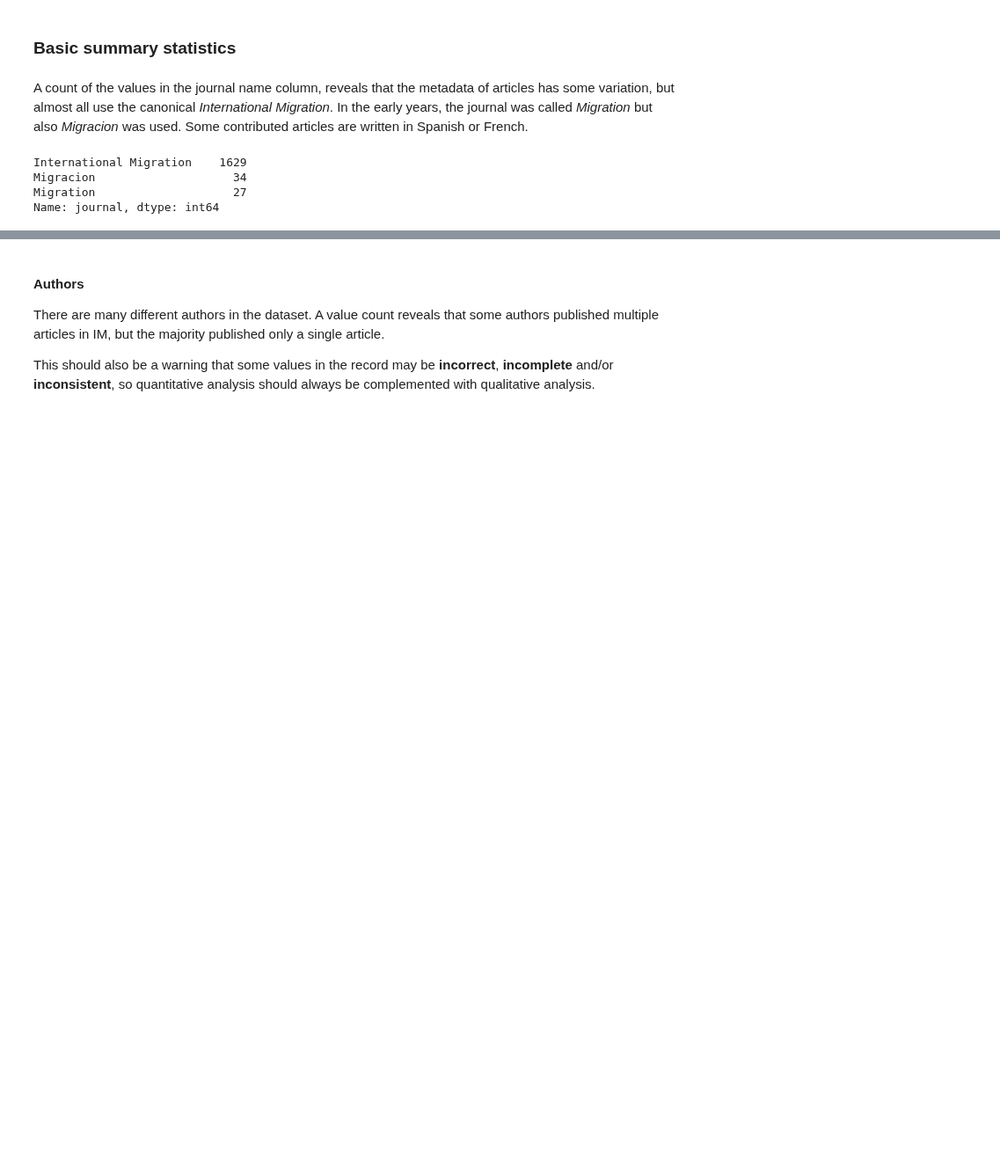
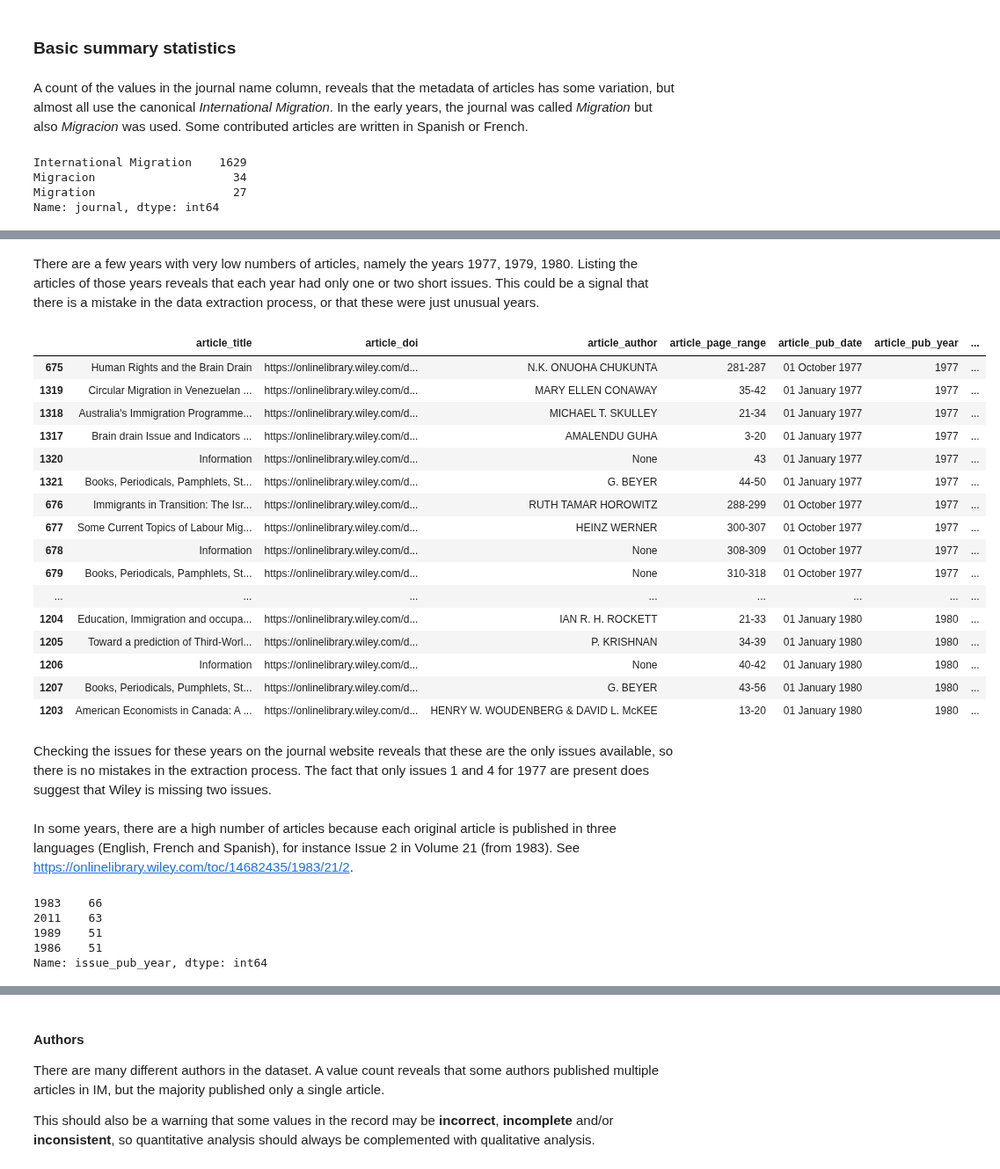
Before and after one commit to HoekR/migrant_discourse, a Jupyter notebook: notebooks/IM-title-analysis-marijn.ipynb, the cells around one changed output, grey strips where cells are left out. Shown at 88% size. Saved outputs shown, nothing was run; the diff lists cells and outputs as text; code cells hidden in the pictures; blank space fills up the shorter version.

Commit message:
Elaborate data selection

```diff
--- a/notebooks/IM-title-analysis-marijn.ipynb
+++ b/notebooks/IM-title-analysis-marijn.ipynb
@@ -45,0 +55,35 @@ Name: journal, dtype: int64
+# %% [markdown]
+There are a few years with very low numbers of articles, namely the years 1977, 1979, 1980. Listing the articles of those years reveals that each year had only one or two short issues. This could be a signal that there is a mistake in the data extraction process, or that these were just unusual years.
+# %%
+df[df.issue_pub_year.isin([1977, 1979, 1980])].sort_values(by='issue_pub_year')
+# %% [output]
+|  | article_title | article_doi | article_author | article_page_range | article_pub_date | article_pub_year | ... |
+| 675 | Human Rights and the Brain Drain | https://onlinelibrary.wiley.com/d... | N.K. ONUOHA CHUKUNTA | 281-287 | 01 October 1977 | 1977 | ... |
+| 1319 | Circular Migration in Venezuelan ... | https://onlinelibrary.wiley.com/d... | MARY ELLEN CONAWAY | 35-42 | 01 January 1977 | 1977 | ... |
+| 1318 | Australia's Immigration Programme... | https://onlinelibrary.wiley.com/d... | MICHAEL T. SKULLEY | 21-34 | 01 January 1977 | 1977 | ... |
+| 1317 | Brain drain Issue and Indicators ... | https://onlinelibrary.wiley.com/d... | AMALENDU GUHA | 3-20 | 01 January 1977 | 1977 | ... |
+| 1320 | Information | https://onlinelibrary.wiley.com/d... | None | 43 | 01 January 1977 | 1977 | ... |
+| 1321 | Books, Periodicals, Pamphlets, St... | https://onlinelibrary.wiley.com/d... | G. BEYER | 44-50 | 01 January 1977 | 1977 | ... |
+| 676 | Immigrants in Transition: The Isr... | https://onlinelibrary.wiley.com/d... | RUTH TAMAR HOROWITZ | 288-299 | 01 October 1977 | 1977 | ... |
+| 677 | Some Current Topics of Labour Mig... | https://onlinelibrary.wiley.com/d... | HEINZ WERNER | 300-307 | 01 October 1977 | 1977 | ... |
+| 678 | Information | https://onlinelibrary.wiley.com/d... | None | 308-309 | 01 October 1977 | 1977 | ... |
+| 679 | Books, Periodicals, Pamphlets, St... | https://onlinelibrary.wiley.com/d... | None | 310-318 | 01 October 1977 | 1977 | ... |
+| ... | ... | ... | ... | ... | ... | ... | ... |
+| 1204 | Education, Immigration and occupa... | https://onlinelibrary.wiley.com/d... | IAN R. H. ROCKETT | 21-33 | 01 January 1980 | 1980 | ... |
+| 1205 | Toward a prediction of Third-Worl... | https://onlinelibrary.wiley.com/d... | P. KRISHNAN | 34-39 | 01 January 1980 | 1980 | ... |
+| 1206 | Information | https://onlinelibrary.wiley.com/d... | None | 40-42 | 01 January 1980 | 1980 | ... |
+| 1207 | Books, Periodicals, Pumphlets, St... | https://onlinelibrary.wiley.com/d... | G. BEYER | 43-56 | 01 January 1980 | 1980 | ... |
+| 1203 | American Economists in Canada: A ... | https://onlinelibrary.wiley.com/d... | HENRY W. WOUDENBERG & DAVID L. McKEE | 13-20 | 01 January 1980 | 1980 | ... |
+# %% [markdown]
+Checking the issues for these years on the journal website reveals that these are the only issues available, so there is no mistakes in the extraction process. The fact that only issues 1 and 4 for 1977 are present does suggest that Wiley is missing two issues.
+# %% [markdown]
+In some years, there are a high number of articles because each original article is published in three languages (English, French and Spanish), for instance Issue 2 in Volume 21 (from 1983). See [https://onlinelibrary.wiley.com/toc/14682435/1983/21/2](https://onlinelibrary.wiley.com/toc/14682435/1983/21/2).
+# %%
+counts = df.issue_pub_year.value_counts()
+counts[counts > 50]
+# %% [output]
+1983    66
+2011    63
+1989    51
+1986    51
+Name: issue_pub_year, dtype: int64
```
Also changed, not shown: parts of 61 cells of this notebook.
